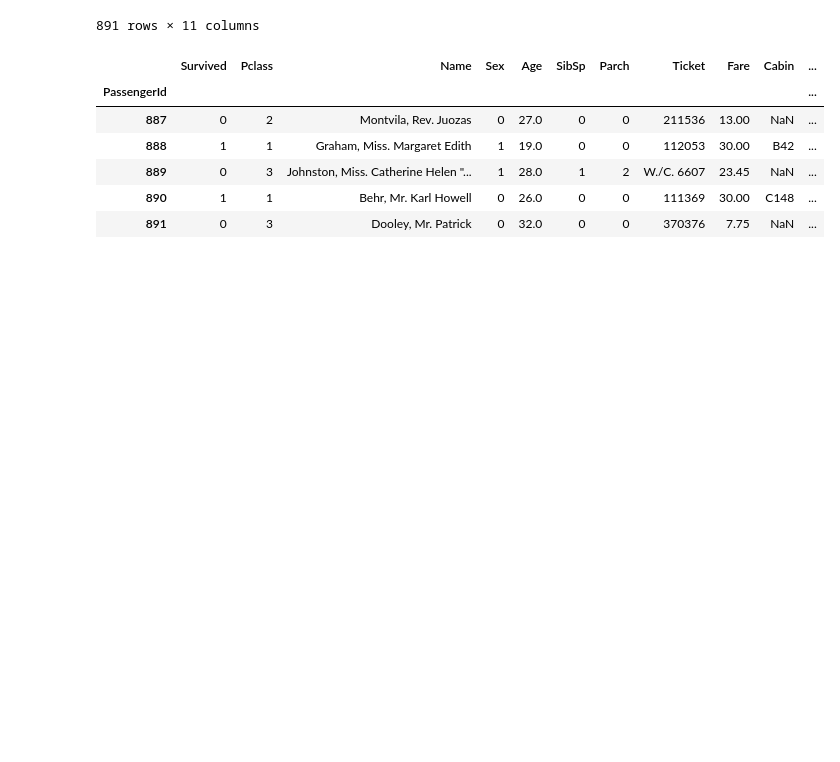
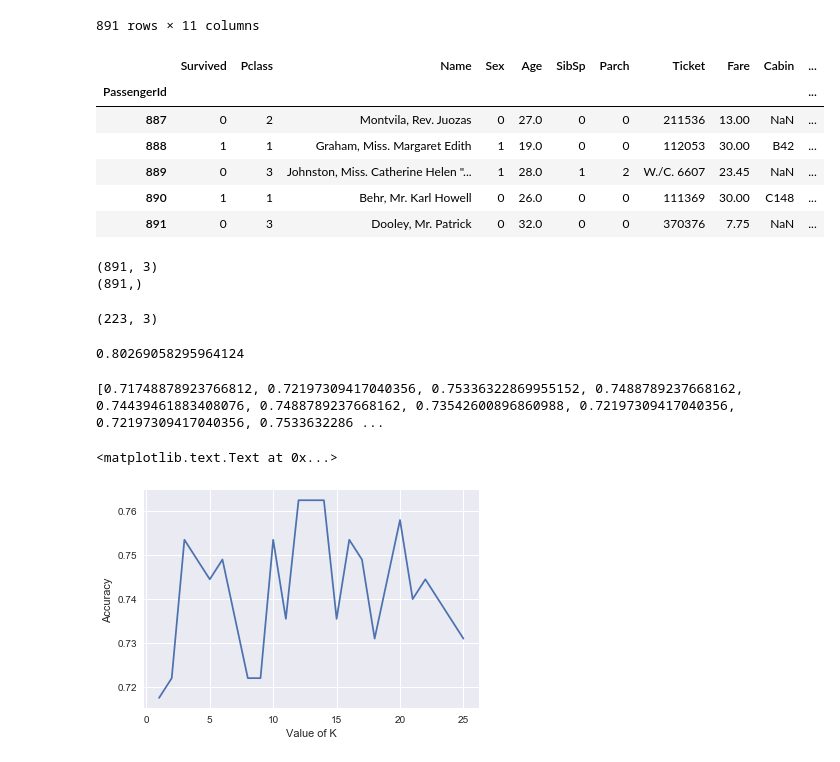
Before and after one commit to gsriram7/mlp, a Jupyter notebook: Titanic.ipynb, the cells around one changed output. Drawn from its saved outputs; the diff is of its cells as text; code cells hidden in the pictures; blank space fills up the shorter version.

Commit message:
Titanic dataset initially 80% accuracy

```diff
--- a/Titanic.ipynb
+++ b/Titanic.ipynb
@@ -66,3 +66,31 @@ temp.tail()
 | 889 | 0 | 3 | Johnston, Miss. Catherine Helen "... | 1 | 28.0 | 1 | 2 | W./C. 6607 | 23.45 | NaN | ... |
 | 890 | 1 | 1 | Behr, Mr. Karl Howell | 0 | 26.0 | 0 | 0 | 111369 | 30.00 | C148 | ... |
 | 891 | 0 | 3 | Dooley, Mr. Patrick | 0 | 32.0 | 0 | 0 | 370376 | 7.75 | NaN | ... |
+# %%
+features_for_prediction = ['Age', 'Fare', 'Sex']
+X = temp[features_for_prediction]
+print X.shape
+print y.shape
+# %% [output]
+(891, 3)
+(891,)
+# %%
+import numpy as np
+from sklearn.cross_validation import train_test_split
+
+X_train, X_test, y_train, y_test = train_test_split(X, y, random_state=4)
+
+X_train = np.array(X_train)
+X_test = np.array(X_test)
+y_train = np.array(y_train)
+y_test = np.array(y_test)
+# %%
+from sklearn.linear_model import LogisticRegression
+
+logreg = LogisticRegression()
+
+logreg.fit(X_train, y_train)
+
+y_pred = logreg.predict(X_test)
+# %% [output]
+(223, 3)
@@ -68,0 +99,29 @@ temp.tail()
+# %%
+metrics.accuracy_score(y_test, y_pred)
+# %% [output]
+0.80269058295964124
+# %%
+from sklearn.neighbors import KNeighborsClassifier
+
+k_range = range(1, 26)
+scores = []
+for k in k_range:
+    knn = KNeighborsClassifier(n_neighbors=k)
+    knn.fit(X_train, y_train)
+    y_pred = knn.predict(X_test)
+    scores.append(metrics.accuracy_score(y_test, y_pred))
+# %%
+print scores
+# %% [output]
+[0.71748878923766812, 0.72197309417040356, 0.75336322869955152, 0.7488789237668162, 0.74439461883408076, 0.7488789237668162, 0.73542600896860988, 0.72197309417040356, 0.72197309417040356, 0.7533632286 ...
+# %%
+import matplotlib.pyplot as plt
+
+%matplotlib inline
+
+plt.plot(k_range, scores)
+plt.xlabel('Value of K')
+plt.ylabel('Accuracy')
+# %% [output]
+<matplotlib.text.Text at 0x...>
+[figure, added]
```
Also changed, not shown: parts of 1 cell of this notebook, 3 other files.
